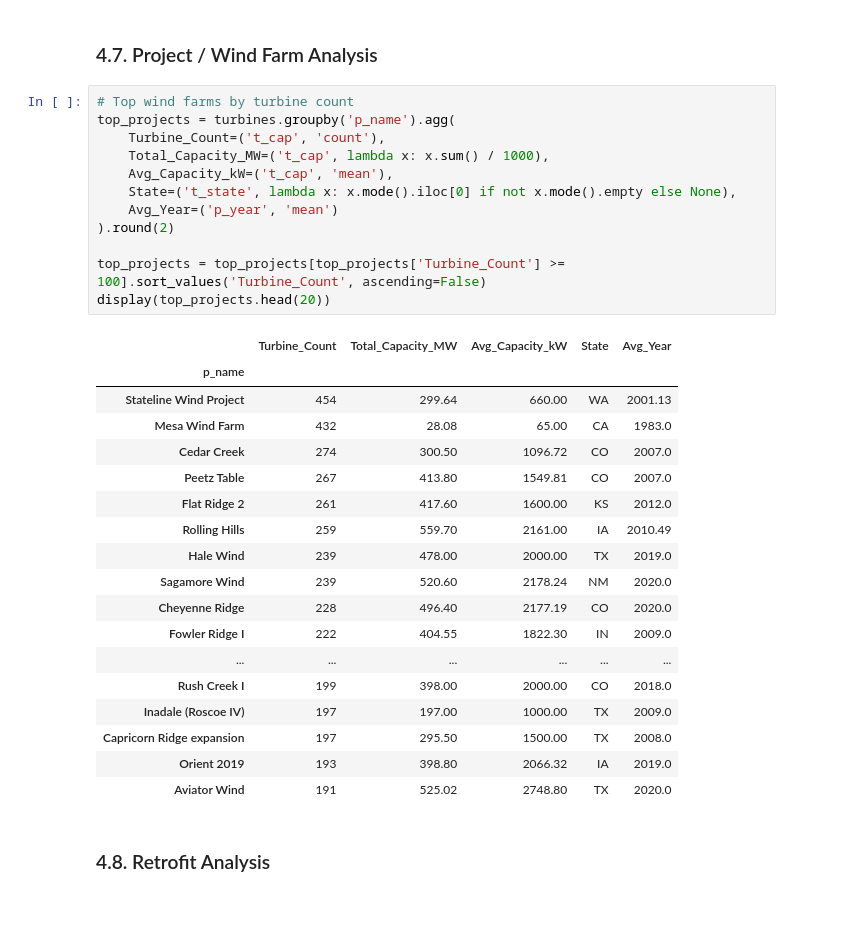
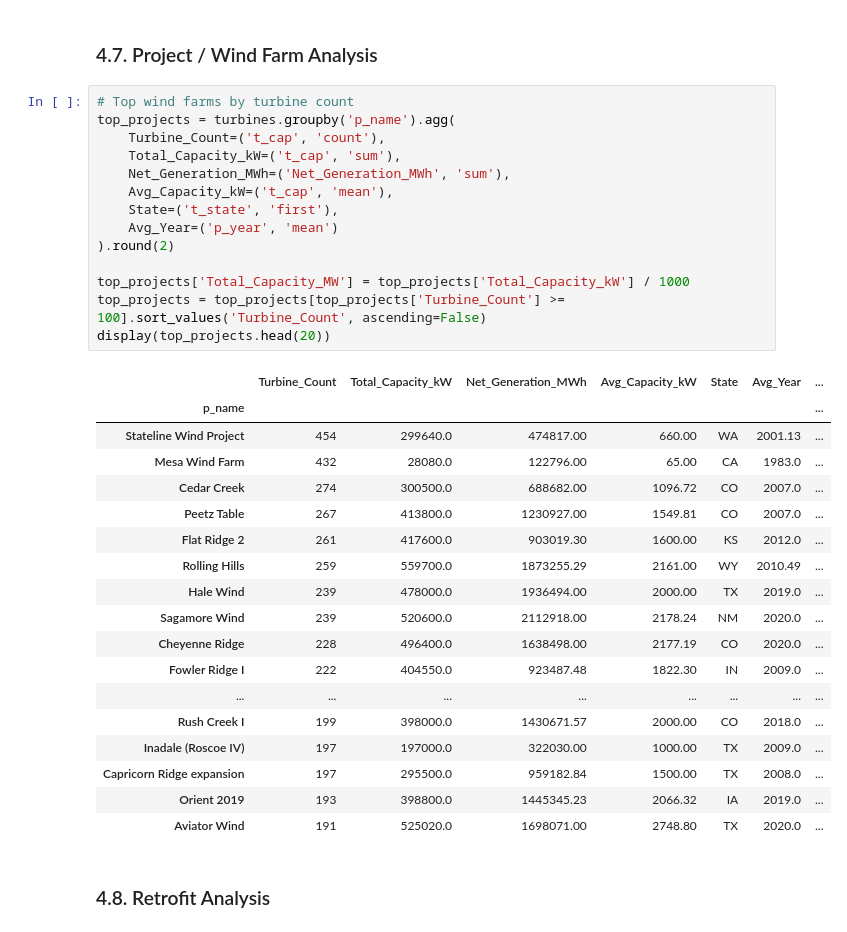
Before and after one commit to SayedAli-Murtadha/labs_projects, a Jupyter notebook: projects/wind-turbine/Code/01_EDA_Wind_Turbines.ipynb, the cells around one changed output. Cells and saved outputs as stored; diff of their text form.

```diff
--- a/projects/wind-turbine/Code/01_EDA_Wind_Turbines.ipynb
+++ b/projects/wind-turbine/Code/01_EDA_Wind_Turbines.ipynb
@@ -574,34 +649,36 @@ display(state_summary.head(15))
 # %%
 # Top wind farms by turbine count
 top_projects = turbines.groupby('p_name').agg(
     Turbine_Count=('t_cap', 'count'),
-    Total_Capacity_MW=('t_cap', lambda x: x.sum() / 1000),
+    Total_Capacity_kW=('t_cap', 'sum'),
+    Net_Generation_MWh=('Net_Generation_MWh', 'sum'),
     Avg_Capacity_kW=('t_cap', 'mean'),
-    State=('t_state', lambda x: x.mode().iloc[0] if not x.mode().empty else None),
+    State=('t_state', 'first'),
     Avg_Year=('p_year', 'mean')
 ).round(2)
 
+top_projects['Total_Capacity_MW'] = top_projects['Total_Capacity_kW'] / 1000
 top_projects = top_projects[top_projects['Turbine_Count'] >= 100].sort_values('Turbine_Count', ascending=False)
 display(top_projects.head(20))
 # %% [output]
-|  | Turbine_Count | Total_Capacity_MW | Avg_Capacity_kW | State | Avg_Year |
-| p_name |  |  |  |  |  |
-| Stateline Wind Project | 454 | 299.64 | 660.00 | WA | 2001.13 |
-| Mesa Wind Farm | 432 | 28.08 | 65.00 | CA | 1983.0 |
-| Cedar Creek | 274 | 300.50 | 1096.72 | CO | 2007.0 |
-| Peetz Table | 267 | 413.80 | 1549.81 | CO | 2007.0 |
-| Flat Ridge 2 | 261 | 417.60 | 1600.00 | KS | 2012.0 |
-| Rolling Hills | 259 | 559.70 | 2161.00 | IA | 2010.49 |
-| Hale Wind | 239 | 478.00 | 2000.00 | TX | 2019.0 |
-| Sagamore Wind | 239 | 520.60 | 2178.24 | NM | 2020.0 |
-| Cheyenne Ridge | 228 | 496.40 | 2177.19 | CO | 2020.0 |
-| Fowler Ridge I | 222 | 404.55 | 1822.30 | IN | 2009.0 |
-| ... | ... | ... | ... | ... | ... |
-| Rush Creek I | 199 | 398.00 | 2000.00 | CO | 2018.0 |
-| Inadale (Roscoe IV) | 197 | 197.00 | 1000.00 | TX | 2009.0 |
-| Capricorn Ridge expansion | 197 | 295.50 | 1500.00 | TX | 2008.0 |
-| Orient 2019 | 193 | 398.80 | 2066.32 | IA | 2019.0 |
-| Aviator Wind | 191 | 525.02 | 2748.80 | TX | 2020.0 |
+|  | Turbine_Count | Total_Capacity_kW | Net_Generation_MWh | Avg_Capacity_kW | State | Avg_Year | ... |
+| p_name |  |  |  |  |  |  | ... |
+| Stateline Wind Project | 454 | 299640.0 | 474817.00 | 660.00 | WA | 2001.13 | ... |
+| Mesa Wind Farm | 432 | 28080.0 | 122796.00 | 65.00 | CA | 1983.0 | ... |
+| Cedar Creek | 274 | 300500.0 | 688682.00 | 1096.72 | CO | 2007.0 | ... |
+| Peetz Table | 267 | 413800.0 | 1230927.00 | 1549.81 | CO | 2007.0 | ... |
+| Flat Ridge 2 | 261 | 417600.0 | 903019.30 | 1600.00 | KS | 2012.0 | ... |
+| Rolling Hills | 259 | 559700.0 | 1873255.29 | 2161.00 | WY | 2010.49 | ... |
+| Hale Wind | 239 | 478000.0 | 1936494.00 | 2000.00 | TX | 2019.0 | ... |
+| Sagamore Wind | 239 | 520600.0 | 2112918.00 | 2178.24 | NM | 2020.0 | ... |
+| Cheyenne Ridge | 228 | 496400.0 | 1638498.00 | 2177.19 | CO | 2020.0 | ... |
+| Fowler Ridge I | 222 | 404550.0 | 923487.48 | 1822.30 | IN | 2009.0 | ... |
+| ... | ... | ... | ... | ... | ... | ... | ... |
+| Rush Creek I | 199 | 398000.0 | 1430671.57 | 2000.00 | CO | 2018.0 | ... |
+| Inadale (Roscoe IV) | 197 | 197000.0 | 322030.00 | 1000.00 | TX | 2009.0 | ... |
+| Capricorn Ridge expansion | 197 | 295500.0 | 959182.84 | 1500.00 | TX | 2008.0 | ... |
+| Orient 2019 | 193 | 398800.0 | 1445345.23 | 2066.32 | IA | 2019.0 | ... |
+| Aviator Wind | 191 | 525020.0 | 1698071.00 | 2748.80 | TX | 2020.0 | ... |
 # %% [markdown]
 ### 4.8. Retrofit Analysis
 # %%
```
Also changed, not shown: parts of 23 cells of this notebook, 3 other files.
